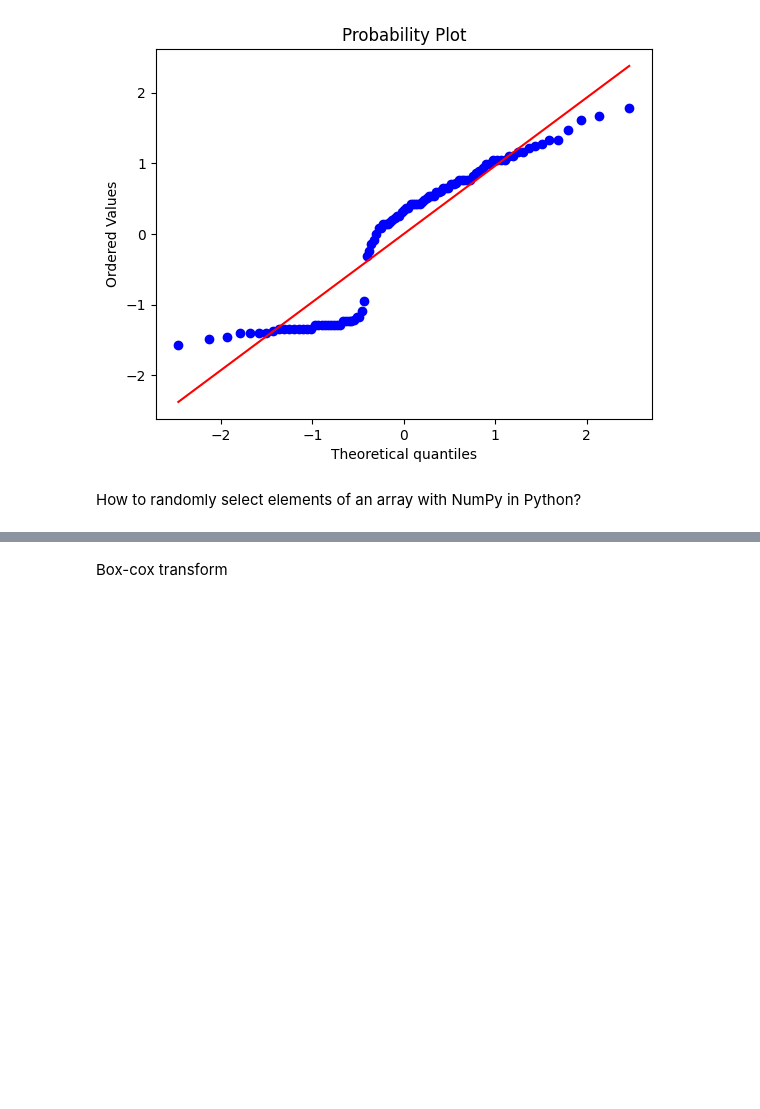
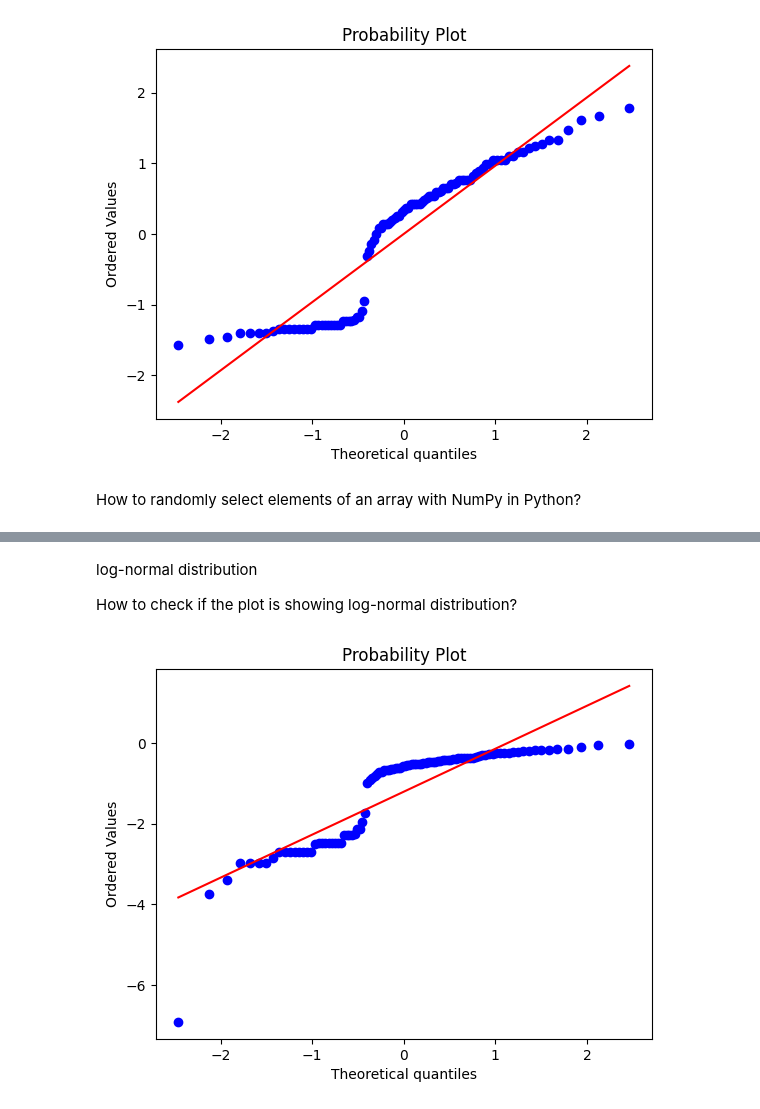
Before and after one commit to Arjun1425/Introduction-to-Probability-and-Statistics, a Jupyter notebook: Introduction to Probability and Statistics.ipynb, the cells around one changed output, grey strips where cells are left out. Saved outputs shown, nothing was run; the diff lists cells and outputs as text; code cells hidden in the pictures; blank space fills up the shorter version.

```diff
--- a/Introduction to Probability and Statistics.ipynb
+++ b/Introduction to Probability and Statistics.ipynb
@@ -187,2 +187,17 @@ print(rand_choice2)
 # %% [markdown]
-Box-cox transform
+log-normal distribution
+
+How to check if the plot is showing log-normal distribution?
+# %%
+norm_pl_array = (pl_array - pl_array.min())/(np.max(pl_array) - np.min(pl_array))
+dataset = np.array(())
+for i in range(len(norm_pl_array)):
+    if norm_pl_array[i] == 0:
+        norm_pl_array[i] = 0.001
+log_norm_pl_array = np.log(norm_pl_array)
+for i in range(100):
+    dataset = np.append(dataset, np.percentile(log_norm_pl_array, i))
+a = stats.probplot(dataset, dist="norm", plot=plt)
+plt.show()
+# %% [output]
+[figure, added]
```
Also changed, not shown: parts of 8 cells of this notebook.
